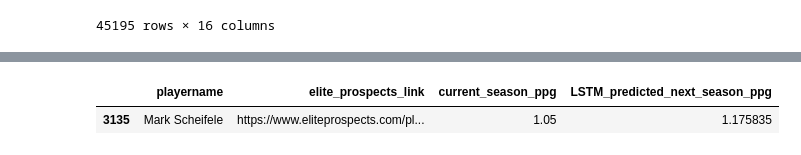
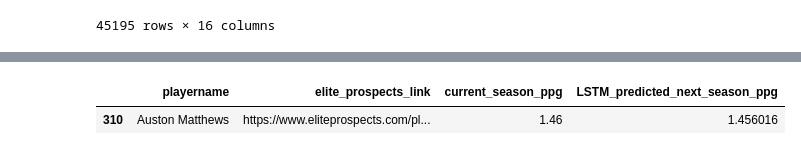
Before and after one commit to TylerDavidchuk97/hockey_final_project, a Jupyter notebook: project/final_project.ipynb, the cells around one changed output, grey strips where cells are left out. Cells and saved outputs as stored; diff of their text form; code cells hidden in the pictures.

```diff
--- a/project/final_project.ipynb
+++ b/project/final_project.ipynb
@@ -239,6 +226,6 @@ Epoch 20/20
 from keras.models import load_model
 #save the model to be used for deployment with flask
 #save our model with keras
-model.save('Hockey_LSTM_Model.h5')
+model.save('Hockey_LSTM_Model')
 
-LSTM_model = load_model('Hockey_LSTM_Model.h5')
+LSTM_model = load_model('Hockey_LSTM_Model')
@@ -315,9 +307,9 @@ def get_result(data, lstm_model, player):
 
     return result
 # %%
-result = get_result(df_model, LSTM_model, 'Mark Scheifele')
+result = get_result(df_model, LSTM_model, 'Auston Matthews')
 
 result
 # %% [output]
 |  | playername | elite_prospects_link | current_season_ppg | LSTM_predicted_next_season_ppg |
-| 3135 | Mark Scheifele | https://www.eliteprospects.com/pl... | 1.05 | 1.175835 |
+| 310 | Auston Matthews | https://www.eliteprospects.com/pl... | 1.46 | 1.456016 |
```
Also changed, not shown: parts of 4 cells of this notebook, 6 other files.
